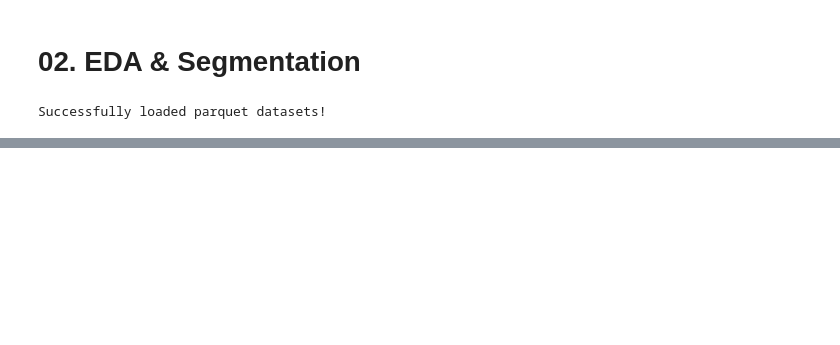
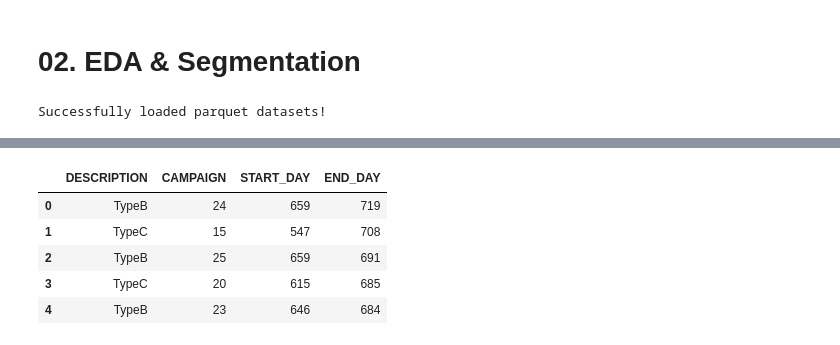
Before and after one commit to bich-le/DDM-Churn-Project, a Jupyter notebook: notebooks/02_Exploratory_Data_Analysis.ipynb, the cells around one changed output, grey strips where cells are left out. Saved outputs shown, nothing was run; the diff lists cells and outputs as text; code cells hidden in the pictures; blank space fills up the shorter version.

```diff
--- a/notebooks/02_Exploratory_Data_Analysis.ipynb
+++ b/notebooks/02_Exploratory_Data_Analysis.ipynb
@@ -113,0 +96,9 @@ transactions_master.head(20)
+# %%
+campaign_desc.head()
+# %% [output]
+|  | DESCRIPTION | CAMPAIGN | START_DAY | END_DAY |
+| 0 | TypeB | 24 | 659 | 719 |
+| 1 | TypeC | 15 | 547 | 708 |
+| 2 | TypeB | 25 | 659 | 691 |
+| 3 | TypeC | 20 | 615 | 685 |
+| 4 | TypeB | 23 | 646 | 684 |
```
Also changed, not shown: parts of 89 cells of this notebook, 1 other file.
